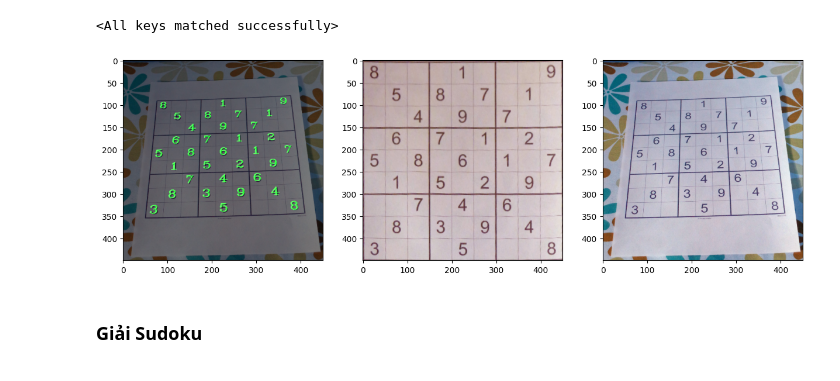
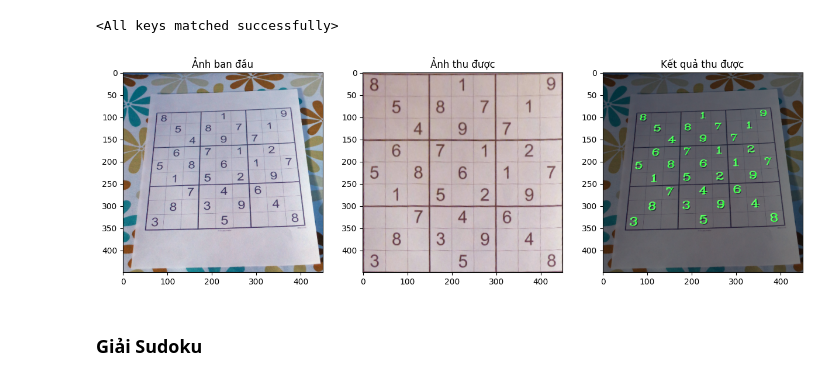
Before and after one commit to HoVDuc/solve-sudoku-computer-vision, a Jupyter notebook: demo.ipynb, the cells around one changed output. Saved outputs shown, nothing was run; the diff lists cells and outputs as text; code cells hidden in the pictures.

```diff
--- a/demo.ipynb
+++ b/demo.ipynb
@@ -242,9 +242,9 @@ def display_predict_number(img, img_, num_pred, biggest):
     return np.clip(combined, 0, 255)
 # %%
 img_test = display_predict_number(img_resized, imgWarpColored, pred, biggest)
-show_img([img_test, imgWarpColored, img_resized], figsize=(15, 5))
+show_img([img_resized, imgWarpColored, img_test], title=["Ảnh ban đầu", "Ảnh thu được", "Kết quả thu được"], figsize=(15, 5))
 # %% [output]
-[figure, old version]
+[figure, new version]
 # %% [markdown]
 ### **Giải Sudoku**
 # %% [markdown]
```
Also changed, not shown: parts of 1 cell of this notebook.
